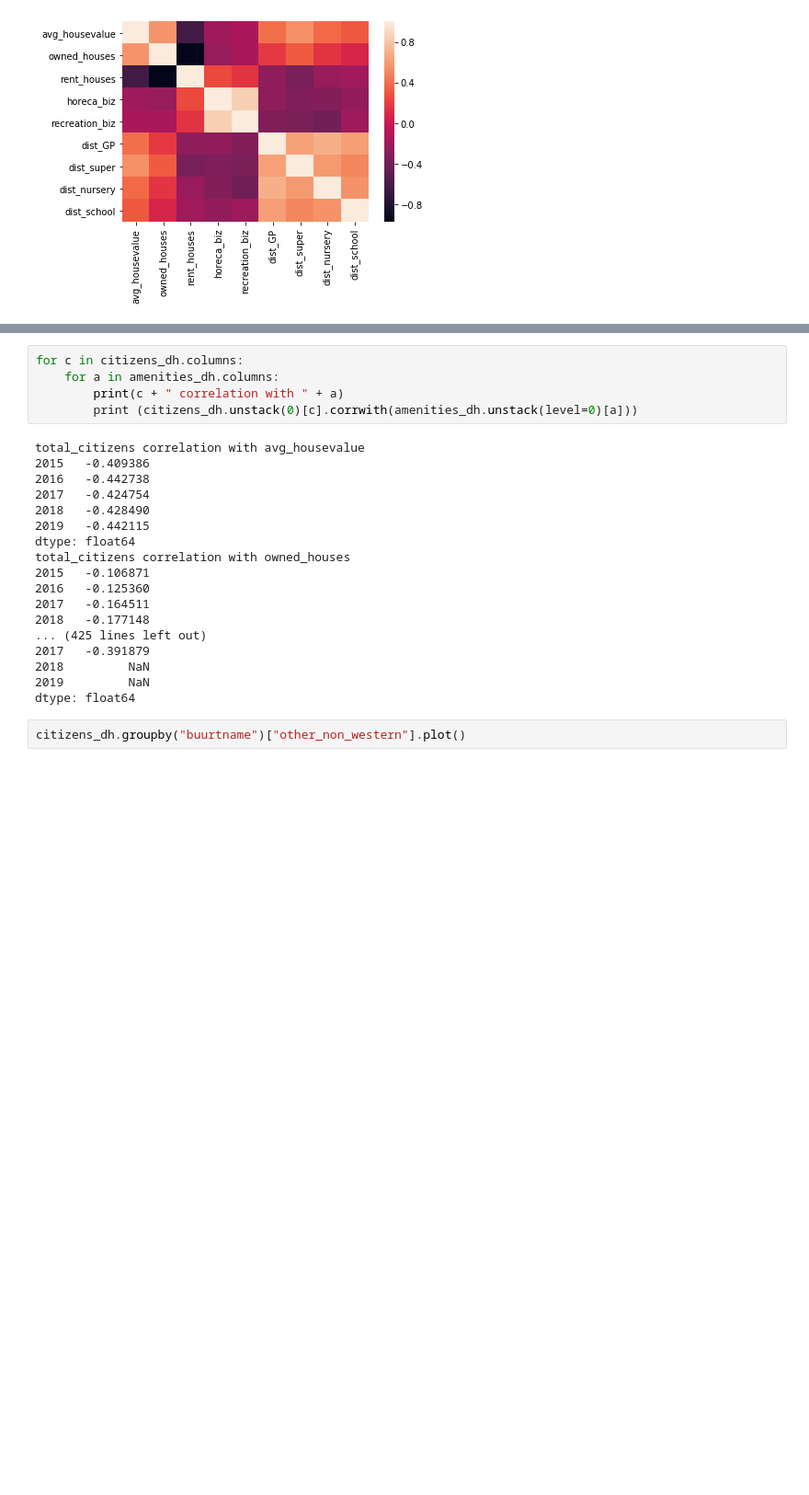
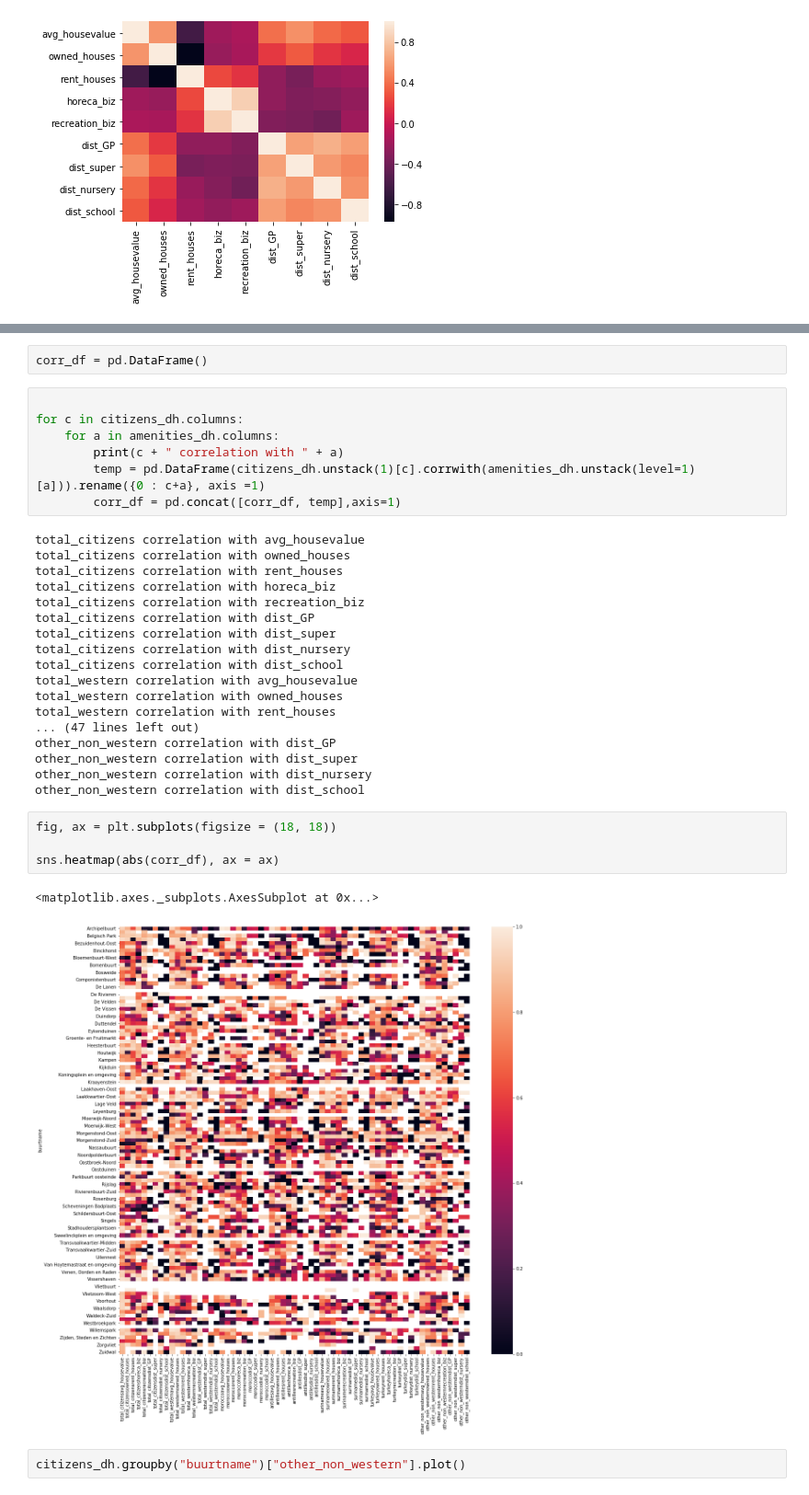
Before and after one commit to J-h-V/OpenDataDenHaag, a Jupyter notebook: DatasetCBS.ipynb, the cells around one changed output, grey strips where cells are left out. Shown at 92% size. Drawn from its saved outputs; the diff is of its cells as text; blank space fills up the shorter version.

Commit message:
Correlation Heatmap plotted

```diff
--- a/DatasetCBS.ipynb
+++ b/DatasetCBS.ipynb
@@ -108,26 +130,37 @@ sns.heatmap(amenities_dh.corr())
+# %%
+corr_df = pd.DataFrame()
 # %%
+
 for c in citizens_dh.columns:
     for a in amenities_dh.columns:
         print(c + " correlation with " + a)
-        print (citizens_dh.unstack(0)[c].corrwith(amenities_dh.unstack(level=0)[a]))
+        temp = pd.DataFrame(citizens_dh.unstack(1)[c].corrwith(amenities_dh.unstack(level=1)[a])).rename({0 : c+a}, axis =1)
+        corr_df = pd.concat([corr_df, temp],axis=1)
 # %% [output]
 total_citizens correlation with avg_housevalue
-2015   -0.409386
-2016   -0.442738
-2017   -0.424754
-2018   -0.428490
-2019   -0.442115
-dtype: float64
 total_citizens correlation with owned_houses
-2015   -0.106871
-2016   -0.125360
-2017   -0.164511
-2018   -0.177148
-... (425 lines left out)
-2017   -0.391879
-2018         NaN
-2019         NaN
-dtype: float64
+total_citizens correlation with rent_houses
+total_citizens correlation with horeca_biz
+total_citizens correlation with recreation_biz
+total_citizens correlation with dist_GP
+total_citizens correlation with dist_super
+total_citizens correlation with dist_nursery
+total_citizens correlation with dist_school
+total_western correlation with avg_housevalue
+total_western correlation with owned_houses
+total_western correlation with rent_houses
+... (47 lines left out)
+other_non_western correlation with dist_GP
+other_non_western correlation with dist_super
+other_non_western correlation with dist_nursery
+other_non_western correlation with dist_school
+# %%
+fig, ax = plt.subplots(figsize = (18, 18))
+
+sns.heatmap(abs(corr_df), ax = ax)
+# %% [output]
+<matplotlib.axes._subplots.AxesSubplot at 0x...>
+[figure, added]
 # %%
 citizens_dh.groupby("buurtname")["other_non_western"].plot()
 # %% [output]
```
Also changed, not shown: parts of 2 cells of this notebook.
